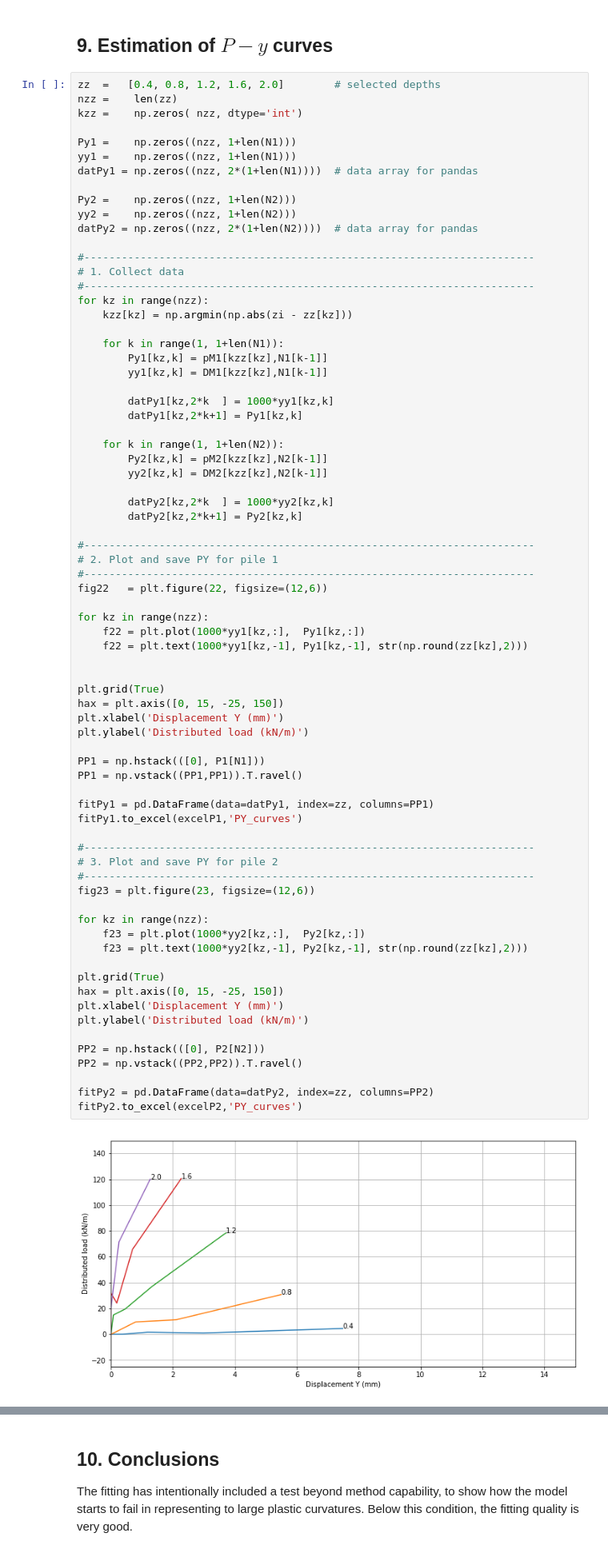
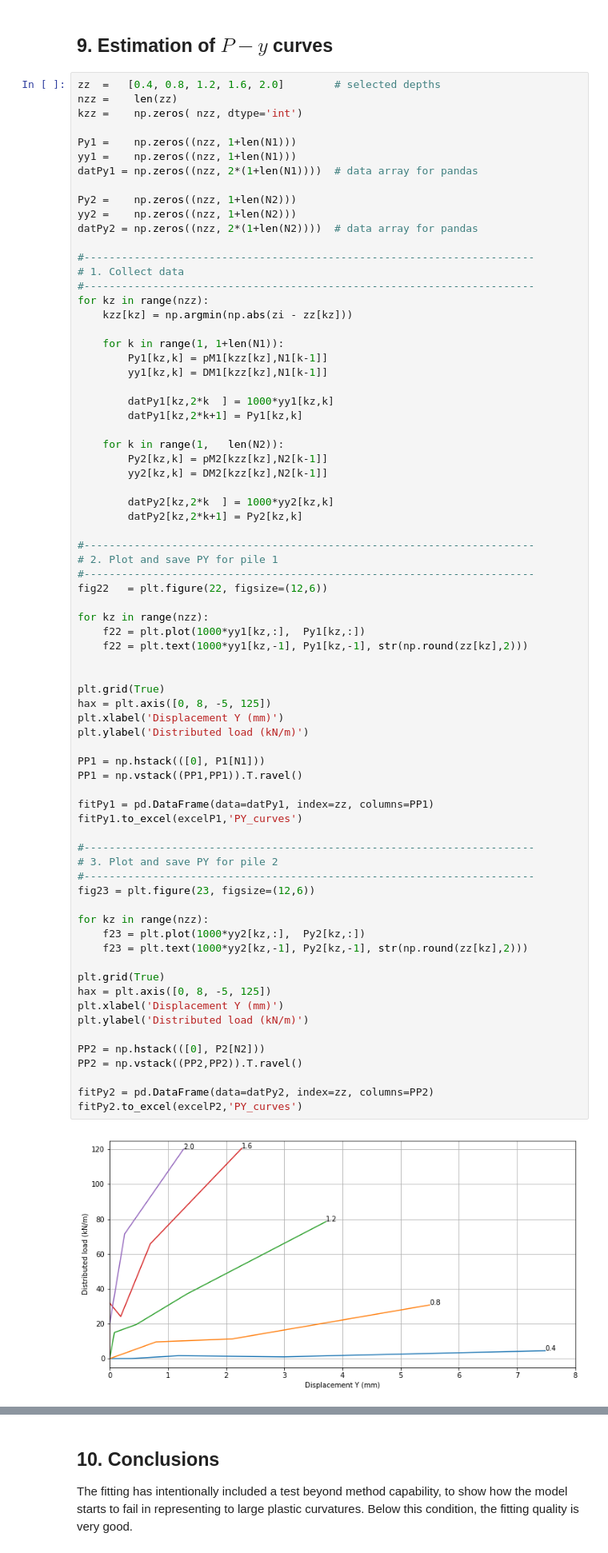
Before and after one commit to mmaiarocha/HPile, a Jupyter notebook: HPile_exp.ipynb, the cells around one changed output, grey strips where cells are left out. Shown at 80% size. Cells and saved outputs as stored; diff of their text form.

Commit message:
P-y curves

```diff
--- a/HPile_exp.ipynb
+++ b/HPile_exp.ipynb
@@ -1011,7 +1011,7 @@ for kz in range(nzz):
         datPy1[kz,2*k  ] = 1000*yy1[kz,k]
         datPy1[kz,2*k+1] = Py1[kz,k]
 
-    for k in range(1, 1+len(N2)):
+    for k in range(1,   len(N2)):
         Py2[kz,k] = pM2[kzz[kz],N2[k-1]]
         yy2[kz,k] = DM2[kzz[kz],N2[k-1]]
 
@@ -1029,34 +1029,34 @@ for kz in range(nzz):
 
 
 plt.grid(True)
-hax = plt.axis([0, 15, -25, 150])
+hax = plt.axis([0, 8, -5, 125])
 plt.xlabel('Displacement Y (mm)')
 plt.ylabel('Distributed load (kN/m)')
 
 PP1 = np.hstack(([0], P1[N1]))
 PP1 = np.vstack((PP1,PP1)).T.ravel()
 
 fitPy1 = pd.DataFrame(data=datPy1, index=zz, columns=PP1)
 fitPy1.to_excel(excelP1,'PY_curves')
 
 #------------------------------------------------------------------------
 # 3. Plot and save PY for pile 2
 #------------------------------------------------------------------------
 fig23 = plt.figure(23, figsize=(12,6))
 
 for kz in range(nzz):
     f23 = plt.plot(1000*yy2[kz,:],  Py2[kz,:])
     f23 = plt.text(1000*yy2[kz,-1], Py2[kz,-1], str(np.round(zz[kz],2)))
 
 plt.grid(True)
-hax = plt.axis([0, 15, -25, 150])
+hax = plt.axis([0, 8, -5, 125])
 plt.xlabel('Displacement Y (mm)')
 plt.ylabel('Distributed load (kN/m)')
 
 PP2 = np.hstack(([0], P2[N2]))
 PP2 = np.vstack((PP2,PP2)).T.ravel()
 
 fitPy2 = pd.DataFrame(data=datPy2, index=zz, columns=PP2)
 fitPy2.to_excel(excelP2,'PY_curves')
 # %% [output]
-[figure, old version]
+[figure, new version]
```
Also changed, not shown: parts of 1 cell of this notebook, 2 other files.
